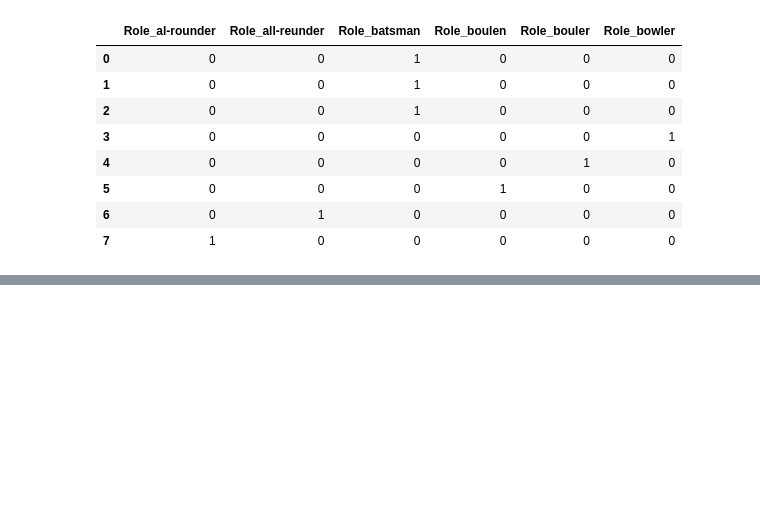
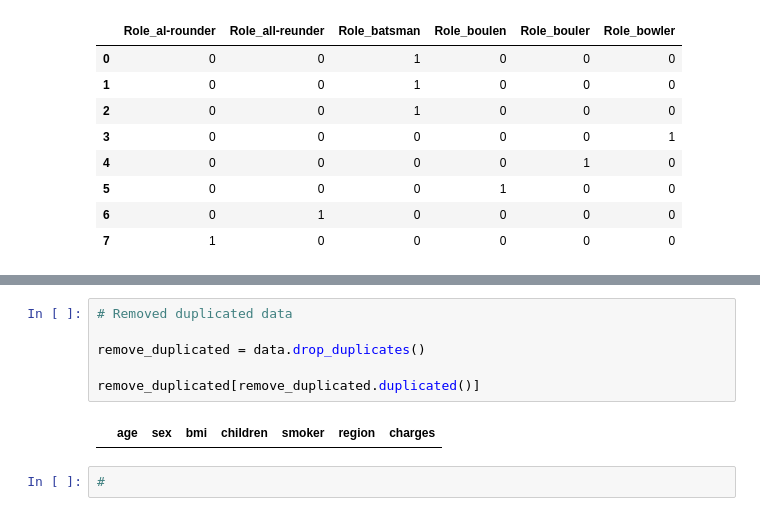
Before and after one commit to Malinda1/data_preprocessing, a Jupyter notebook: data preprocessing.ipynb, the cells around one changed output, grey strips where cells are left out. Drawn from its saved outputs; the diff is of its cells as text; blank space fills up the shorter version.

```diff
--- a/data preprocessing.ipynb
+++ b/data preprocessing.ipynb
@@ -566,0 +581,10 @@ cricketers
+# %%
+# Removed duplicated data
+
+remove_duplicated = data.drop_duplicates()
+
+remove_duplicated[remove_duplicated.duplicated()]
+# %% [output]
+|  | age | sex | bmi | children | smoker | region | charges |
+# %%
+#
```
Also changed, not shown: parts of 5 cells of this notebook.
